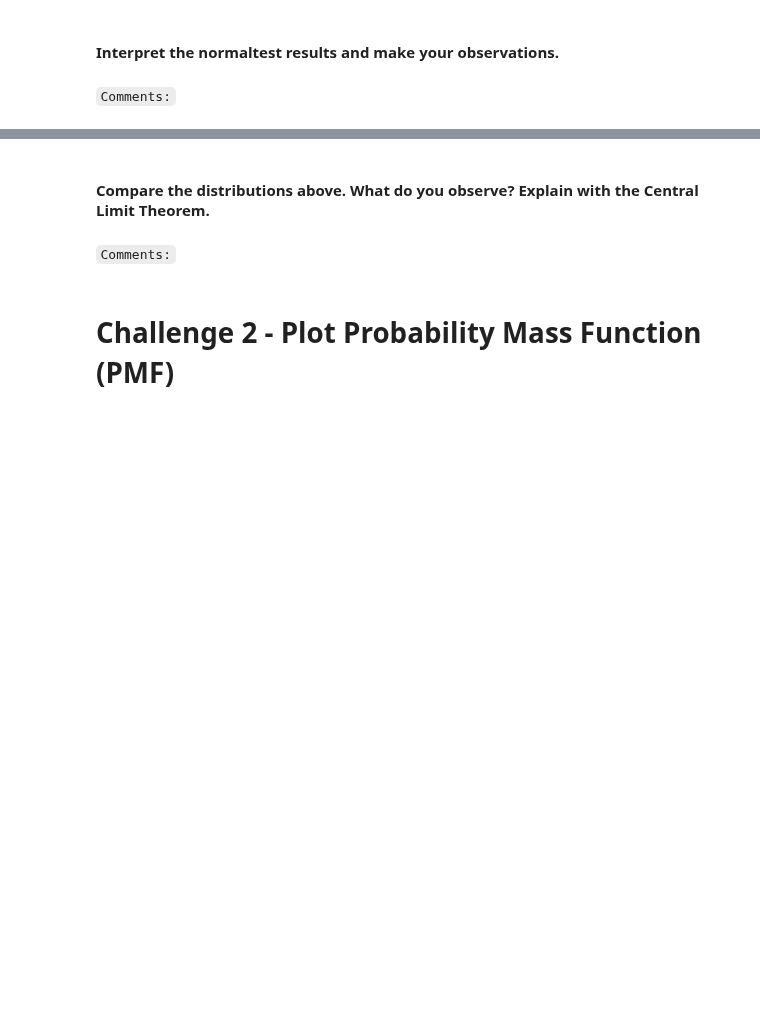
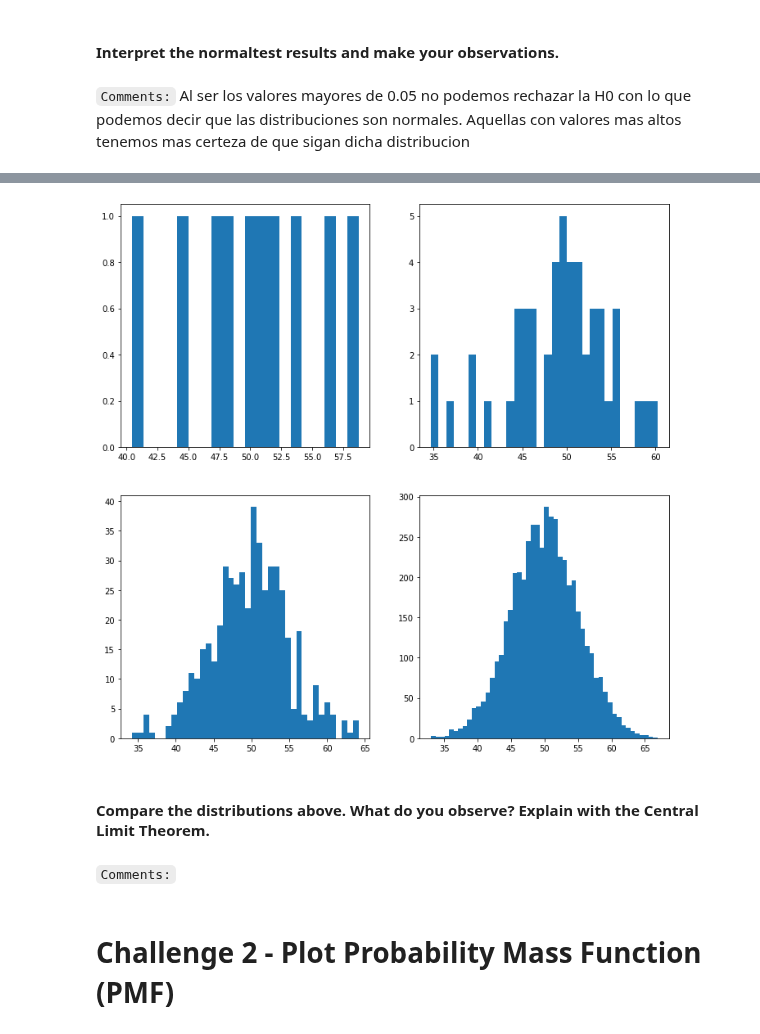
Before and after one commit to ta-datapt-bcn/lab-cont-probability-distribution, a Jupyter notebook: your_code/bonus.ipynb, the cells around one changed output, grey strips where cells are left out. Drawn from its saved outputs; the diff is of its cells as text; code cells hidden in the pictures; blank space fills up the shorter version.

```diff
--- a/your_code/bonus.ipynb
+++ b/your_code/bonus.ipynb
@@ -37,7 +37,7 @@ tests
 # %% [markdown]
 #### Interpret the normaltest results and make your observations.
-# %% [markdown]
-`Comments:`
+# %% [markdown]
+`Comments:` Al ser los valores mayores de 0.05 no podemos rechazar la H0 con lo que podemos decir que las distribuciones son normales. Aquellas con valores mas altos tenemos mas certeza de que sigan dicha distribucion
 # %% [markdown]
 #### Step 2: Plot normal distributions
 
@@ -59,3 +52,26 @@ Use matplotlib subplots to plot a histogram of each sample.
+# %%
+# Create figure and axes
+fig, [(ax1, ax2),( ax3, ax4)] = plt.subplots(2, 2, figsize=(12,12))
+
+
+plt.sca(ax1)
+plt.hist(dists[0],20)
+
+plt.sca(ax2)
+plt.hist(dists[1],30)
+
+plt.sca(ax3)
+plt.hist(dists[2],40)
+
+plt.sca(ax4)
+plt.hist(dists[3],50)
+
+plt.show()
+# Variables
+
+# Plot each histogram
+# %% [output]
+[figure, added]
 # %% [markdown]
 #### Compare the distributions above. What do you observe? Explain with the Central Limit Theorem.
 # %% [markdown]
```
Also changed, not shown: parts of 15 cells of this notebook, 3 other files.
